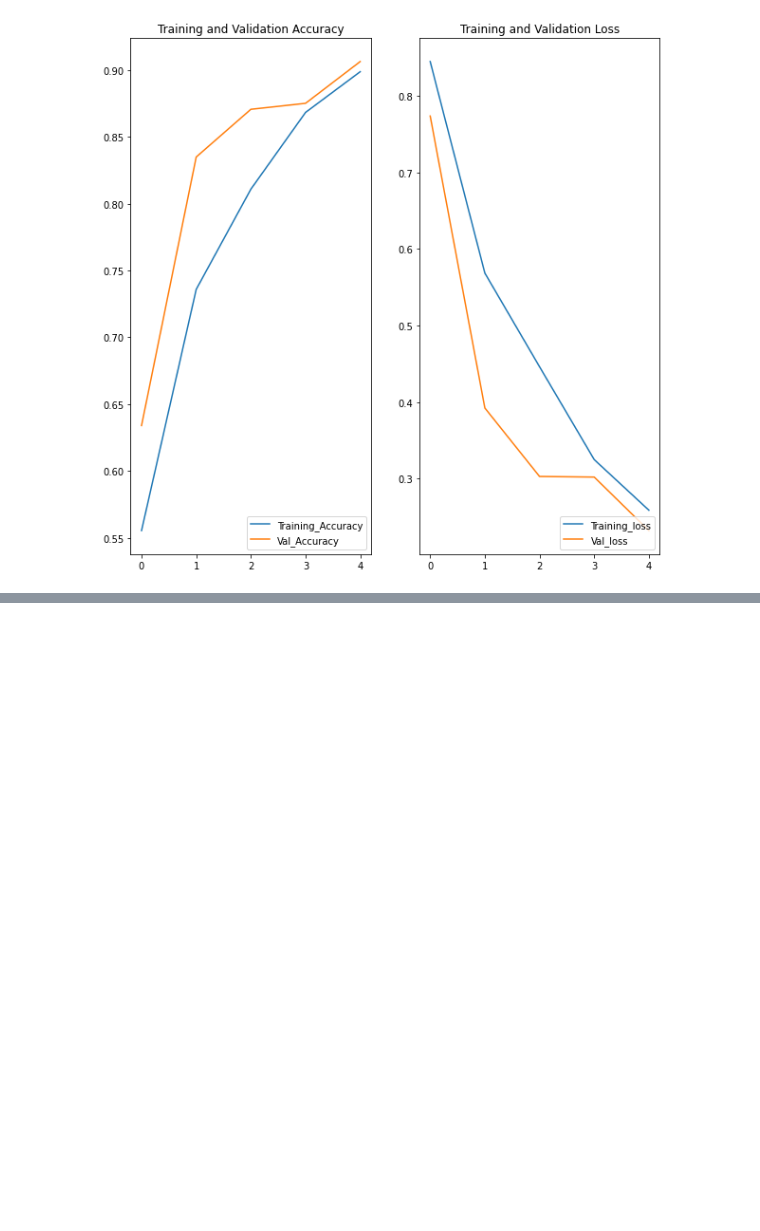
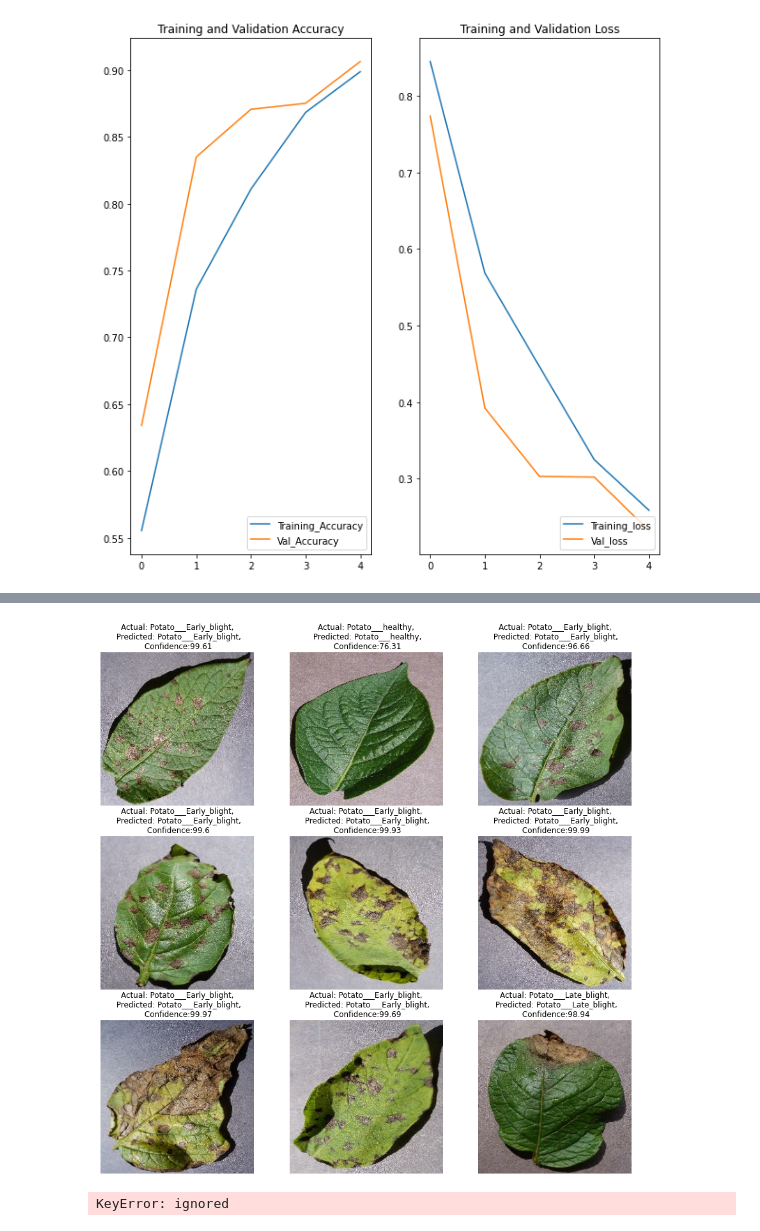
Before and after one commit to Rajashekar-Anumalla/DeepLearningProjects, a Jupyter notebook: Potato_Dieases.ipynb, the cells around one changed output, grey strips where cells are left out. Cells and saved outputs as stored; diff of their text form; code cells hidden in the pictures; blank space fills up the shorter version.

```diff
--- a/Potato_Dieases.ipynb
+++ b/Potato_Dieases.ipynb
@@ -211,0 +230,32 @@ plt.show()
+# %%
+def predict(model, img):
+  img_array = tf.keras.preprocessing.image.img_to_array(image[i].numpy())
+  img_array = tf.expand_dims(img_array,0) # Create a batch
+
+  predictions = model.predict(img_array)
+
+  predicted_class = class_names[np.argmax(predictions[0])]
+  confidence = round(100* (np.max(predictions[0])),2)
+
+  return predicted_class,confidence
+# %%
+plt.figure(figsize=(15,15))
+
+for image , label in test_ds.take(1):
+  for i in range(9):
+    ax = plt.subplot(3,3, i+1)
+    plt.imshow(image[i].numpy().astype('uint8'))
+
+    predicted_class,confidence = predict(model,image[i].numpy())
+    actual_class = class_names[label[i]]
+
+    plt.title(f'Actual: {actual_class},\n Predicted: {predicted_class},\n Confidence:{confidence}')
+
+    plt.axis('off')
+# %% [output]
+[figure, added]
+# %%
+model_version =1
+model.save(f'/models/{model_version}')
+# %% [output]
+KeyError: ignored
```
Also changed, not shown: parts of 2 cells of this notebook.
